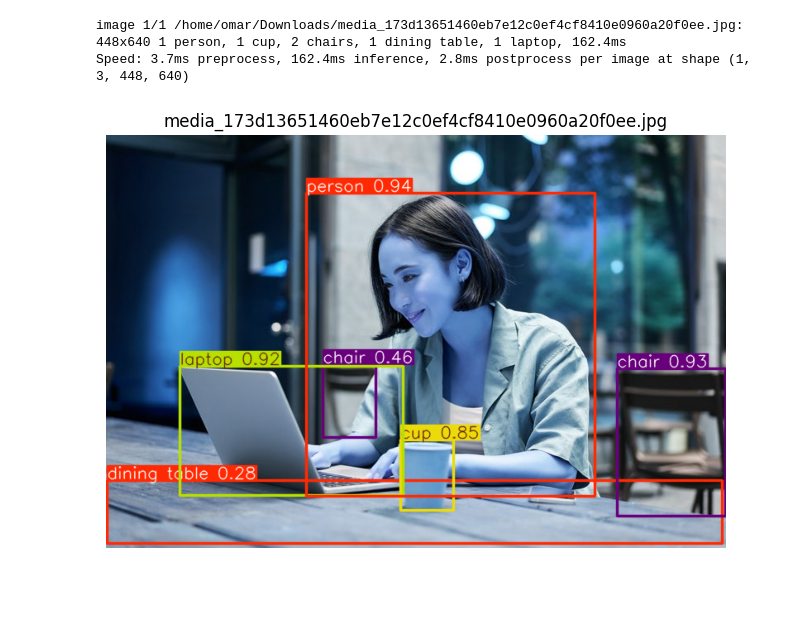
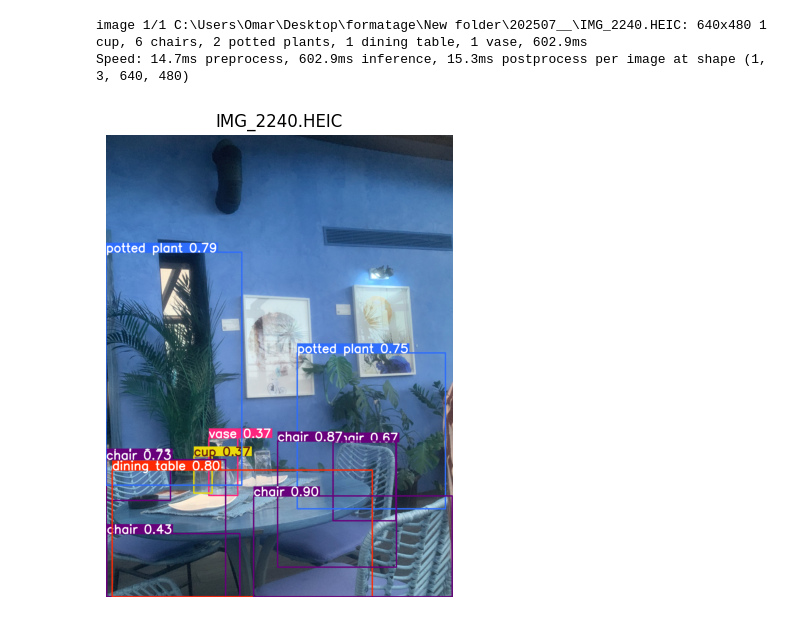
Before and after one commit to Mejri1/object-detection-video, a Jupyter notebook: object_detection_project/notebooks/demo.ipynb, the cells around one changed output. Cells and saved outputs as stored; diff of their text form; code cells hidden in the pictures; blank space fills up the shorter version.

```diff
--- a/object_detection_project/notebooks/demo.ipynb
+++ b/object_detection_project/notebooks/demo.ipynb
@@ -53,28 +75,28 @@ model.save(model_path)  # Save the model weights to the desired path
 # %%
 import matplotlib.pyplot as plt
 import os
 from ultralytics import YOLO
 
 # Load the trained model
 model_path = os.path.join("..", "models", "yolov8s.pt")
 model = YOLO(model_path)
 
 # Path to your test image
-test_image = "/home/omar/Downloads/media_173d13651460eb7e12c0ef4cf8410e0960a20f0ee.jpg"
+test_image = "C:\\Users\\Omar\\Desktop\\formatage\\New folder\\202507__\\IMG_2240.HEIC"
 
 # Run inference and visualize results
 results = model(test_image)
 result_img = results[0].plot()
 
 plt.figure(figsize=(8, 6))
 plt.imshow(result_img)
 plt.axis("off")
 plt.title(os.path.basename(test_image))
 plt.show()
 # %% [output]
-image 1/1 /home/omar/Downloads/media_173d13651460eb7e12c0ef4cf8410e0960a20f0ee.jpg: 448x640 1 person, 1 cup, 2 chairs, 1 dining table, 1 laptop, 162.4ms
-Speed: 3.7ms preprocess, 162.4ms inference, 2.8ms postprocess per image at shape (1, 3, 448, 640)
+image 1/1 C:\Users\Omar\Desktop\formatage\New folder\202507__\IMG_2240.HEIC: 640x480 1 cup, 6 chairs, 2 potted plants, 1 dining table, 1 vase, 602.9ms
+Speed: 14.7ms preprocess, 602.9ms inference, 15.3ms postprocess per image at shape (1, 3, 640, 480)
-[figure, old version]
+[figure, new version]
 # %%
 import cv2
 import os
```
Also changed, not shown: parts of 5 cells of this notebook, 11 other files.
